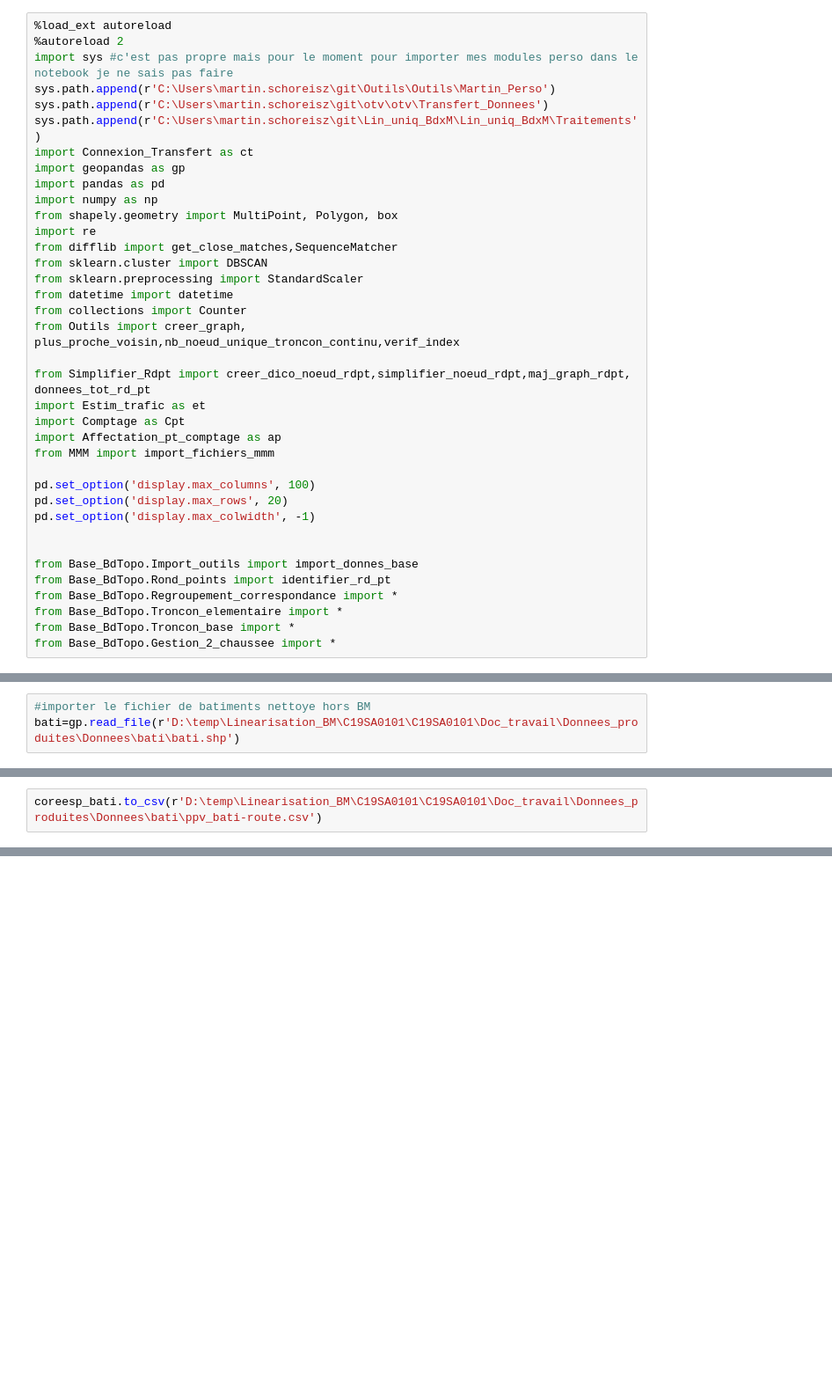
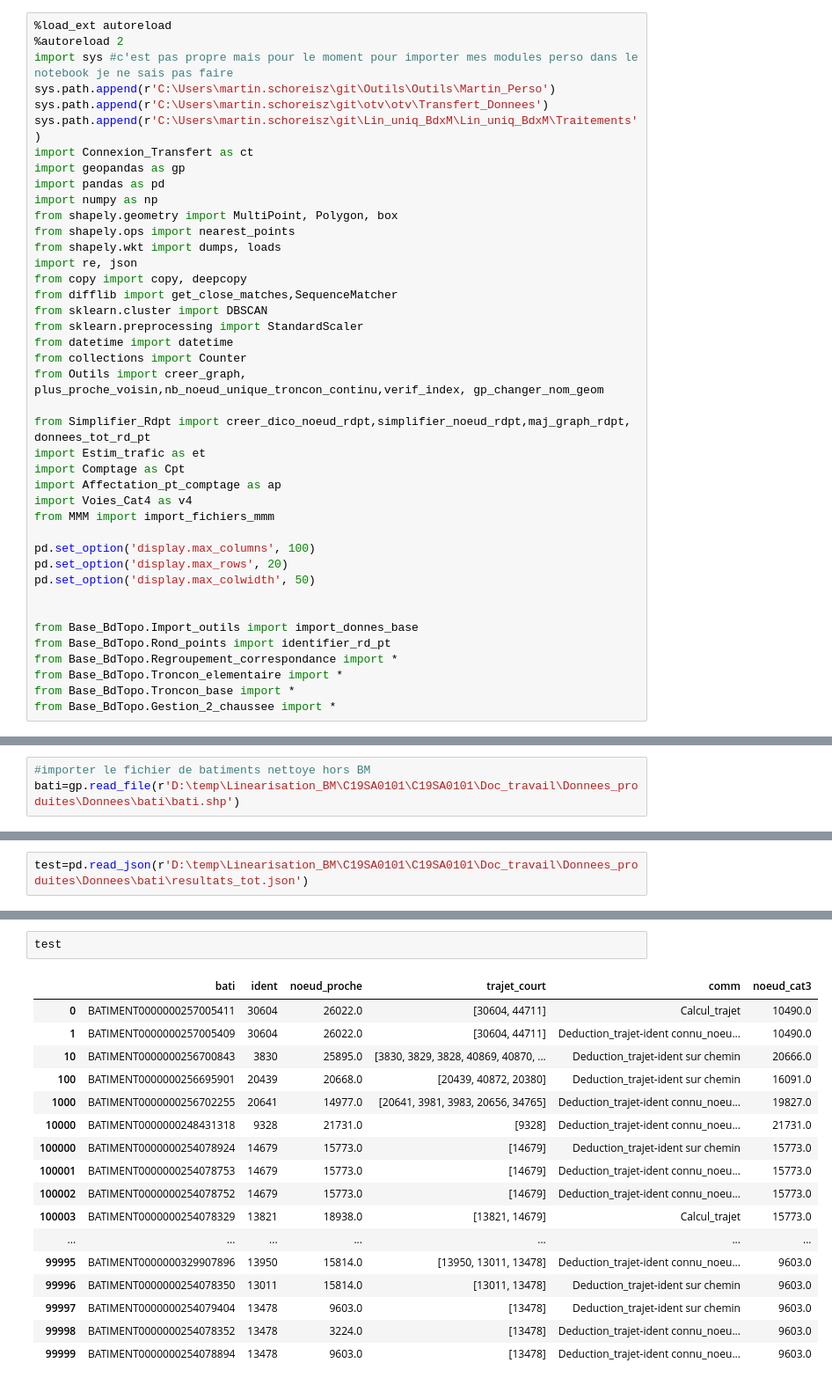
Before and after one commit to nantodevison/Lin_uniq_BdxM, a Jupyter notebook: Lin_uniq_BdxM/Traitements/traitements.ipynb, the cells around one changed output, grey strips where cells are left out. Shown: that part at 88% size. Saved outputs shown, nothing was run; the diff lists cells and outputs as text; blank space fills up the shorter version.

```diff
--- a/Lin_uniq_BdxM/Traitements/traitements.ipynb
+++ b/Lin_uniq_BdxM/Traitements/traitements.ipynb
@@ -13,23 +13,27 @@ import geopandas as gp
 import pandas as pd
 import numpy as np
 from shapely.geometry import MultiPoint, Polygon, box
-import re
+from shapely.ops import nearest_points
+from shapely.wkt import dumps, loads
+import re, json
+from copy import copy, deepcopy
 from difflib import get_close_matches,SequenceMatcher
 from sklearn.cluster import DBSCAN
 from sklearn.preprocessing import StandardScaler
 from datetime import datetime
 from collections import Counter
-from Outils import creer_graph, plus_proche_voisin,nb_noeud_unique_troncon_continu,verif_index
+from Outils import creer_graph, plus_proche_voisin,nb_noeud_unique_troncon_continu,verif_index, gp_changer_nom_geom
 
 from Simplifier_Rdpt import creer_dico_noeud_rdpt,simplifier_noeud_rdpt,maj_graph_rdpt, donnees_tot_rd_pt
 import Estim_trafic as et
 import Comptage as Cpt
 import Affectation_pt_comptage as ap
+import Voies_Cat4 as v4
 from MMM import import_fichiers_mmm
 
 pd.set_option('display.max_columns', 100)
 pd.set_option('display.max_rows', 20)
-pd.set_option('display.max_colwidth', -1)
+pd.set_option('display.max_colwidth', 50)
 
 
 from Base_BdTopo.Import_outils import import_donnes_base
@@ -571,2 +679,2 @@ Once deleted, variables cannot be recovered. Proceed (y/[n])?   y
 # %%
-coreesp_bati.to_csv(r'D:\temp\Linearisation_BM\C19SA0101\C19SA0101\Doc_travail\Donnees_produites\Donnees\bati\ppv_bati-route.csv')
+test=pd.read_json(r'D:\temp\Linearisation_BM\C19SA0101\C19SA0101\Doc_travail\Donnees_produites\Donnees\bati\resultats_tot.json')
@@ -590,0 +681,20 @@ coreesp_bati.tail(5)
+# %%
+test
+# %% [output]
+|  | bati | ident | noeud_proche | trajet_court | comm | noeud_cat3 |
+| 0 | BATIMENT0000000257005411 | 30604 | 26022.0 | [30604, 44711] | Calcul_trajet | 10490.0 |
+| 1 | BATIMENT0000000257005409 | 30604 | 26022.0 | [30604, 44711] | Deduction_trajet-ident connu_noeu... | 10490.0 |
+| 10 | BATIMENT0000000256700843 | 3830 | 25895.0 | [3830, 3829, 3828, 40869, 40870, ... | Deduction_trajet-ident sur chemin | 20666.0 |
+| 100 | BATIMENT0000000256695901 | 20439 | 20668.0 | [20439, 40872, 20380] | Deduction_trajet-ident sur chemin | 16091.0 |
+| 1000 | BATIMENT0000000256702255 | 20641 | 14977.0 | [20641, 3981, 3983, 20656, 34765] | Deduction_trajet-ident connu_noeu... | 19827.0 |
+| 10000 | BATIMENT0000000248431318 | 9328 | 21731.0 | [9328] | Deduction_trajet-ident connu_noeu... | 21731.0 |
+| 100000 | BATIMENT0000000254078924 | 14679 | 15773.0 | [14679] | Deduction_trajet-ident sur chemin | 15773.0 |
+| 100001 | BATIMENT0000000254078753 | 14679 | 15773.0 | [14679] | Deduction_trajet-ident connu_noeu... | 15773.0 |
+| 100002 | BATIMENT0000000254078752 | 14679 | 15773.0 | [14679] | Deduction_trajet-ident connu_noeu... | 15773.0 |
+| 100003 | BATIMENT0000000254078329 | 13821 | 18938.0 | [13821, 14679] | Calcul_trajet | 15773.0 |
+| ... | ... | ... | ... | ... | ... | ... |
+| 99995 | BATIMENT0000000329907896 | 13950 | 15814.0 | [13950, 13011, 13478] | Deduction_trajet-ident connu_noeu... | 9603.0 |
+| 99996 | BATIMENT0000000254078350 | 13011 | 15814.0 | [13011, 13478] | Deduction_trajet-ident sur chemin | 9603.0 |
+| 99997 | BATIMENT0000000254079404 | 13478 | 9603.0 | [13478] | Deduction_trajet-ident sur chemin | 9603.0 |
+| 99998 | BATIMENT0000000254078352 | 13478 | 3224.0 | [13478] | Deduction_trajet-ident connu_noeu... | 9603.0 |
+| 99999 | BATIMENT0000000254078894 | 13478 | 9603.0 | [13478] | Deduction_trajet-ident connu_noeu... | 9603.0 |
```
Also changed, not shown: parts of 45 cells of this notebook, 8 other files.
